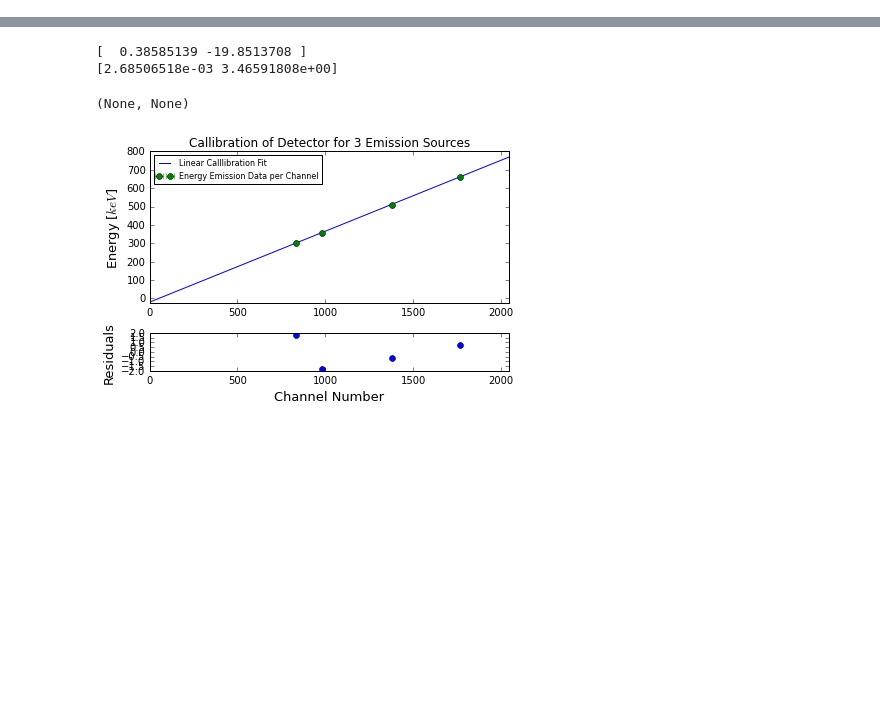
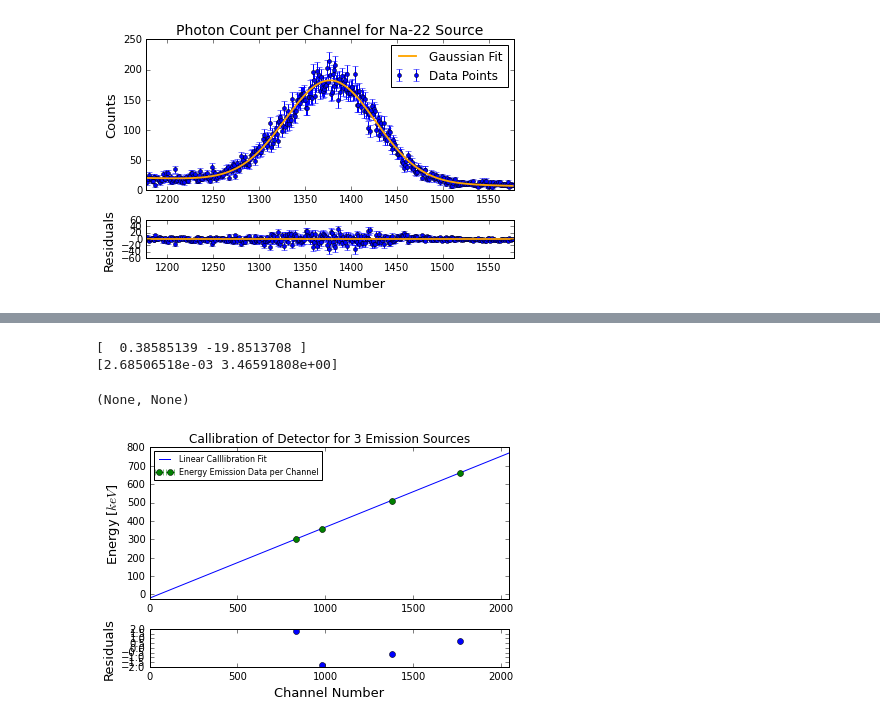
Before and after one commit to jmanlarkin/Compton, a Jupyter notebook: Scattering Fits.ipynb, the cells around one changed output, grey strips where cells are left out. Drawn from its saved outputs; the diff is of its cells as text; code cells hidden in the pictures; blank space fills up the shorter version.

```diff
--- a/Scattering Fits.ipynb
+++ b/Scattering Fits.ipynb
@@ -109,0 +11,94 @@ Plots(Na, 'Na-22')
+# %%
+#Adds together 1 hour of calibration data for a given source
+def Sum(source):
+    yData = [0]*2048
+    i=1
+    j=0
+    while i <= 12:
+        while j < 10:
+            yData += mphys.data.load_chn('Calibration/' + source + '/' + str(i) + '/' + source + '/' + source +
+                                         ' 00' + str(j) + '.Chn')[1]
+            j += 1
+        i += 1
+    return yData
+
+#Gaussian, where m=peak, o=standard deviation, A=amplitude, B=Linear Coeff., C=Linear Offset
+def Gaussian(x, m, o, A, B, C):
+    return A*np.exp(-0.5*(((x-m)/o)**2)) + B*x + C
+
+#Function for linear curve-fit of peaks for each channel (i.e. for final callibration curve)
+def Linear(x, a, b):
+    return a*x+b
+
+def ChiFit(fitparam, input_databox, interval, guess, error):
+    index = np.arange(guess-interval, guess+interval)
+    fit = Gaussian(index, *fitparam)
+    out = ((input_databox[guess-interval: guess+interval]-fit)**2/(error[guess-interval: guess+interval])**2)
+#    print(out)
+    return np.sum(out[out < 10**3])/(interval*2 - 6 - (len(out)-len(out < 10**10)))
+
+def modChiFit(fitparam, input_databox, interval, guess):
+    index = np.arange(guess-interval, guess+interval)
+    fit = Gaussian(index, *fitparam)
+    out = ((input_databox[guess-interval: guess+interval]-fit)**2/(input_databox[guess-interval: guess+interval]))
+    dof = interval*2 - 6 - (len(out)-len(out < 10**10))
+    return [np.sum(out[out < 10**3])/(dof), chi2.ppf(0.95, df=dof)/dof]
+
+def ChiLinear(fitparam, x, y):
+    fit = Linear(x, *fitparam)
+    return np.sum((y-fit)**2/y**2)
+
+def invEnergy(E, A, B):
+    return (1/A)*(E-B)
+
+def ChiEnergy(fitparam, E, x, x_err):
+    fit = invEnergy(E, *fitparam)
+    return np.sum(((x-fit)**2)/x_err**2)
+
+def Fit(input_databox, interval, guess):
+    xData = np.arange(0, 2048)
+    param, cov = curve_fit(Gaussian, xData[guess-interval:guess+interval],
+                           input_databox[guess-interval:guess+interval], p0=[guess, 10, 10, 10, 10])
+    error = np.sqrt(np.diag(cov))
+    print(modChiFit(param, input_databox, interval, int(param[0])))
+    return [param, error, input_databox, interval]
+
+Cs = Fit(Sum('Cs-137'), 200, 1762)
+Ba_1 = Fit(Sum('Ba-133'), 85, 980)
+Ba_2 = Fit(Sum('Ba-133'), 65, 830)
+Co = Fit(Sum('Co-57'), 45, 375)
+Na = Fit(Sum('Na-22'), 200, 1360)
+
+yvalues = [662.1, 302.85, 356.0129,  511.0]
+xvalues = [Cs[0][0], Ba_2[0][0], Ba_1[0][0],  Na[0][0]]
+errvalues = [Cs[1][0], Ba_2[1][0], Ba_1[1][0],  Na[1][0]]
+
+linearFit_par, linearFit_cov = curve_fit(Linear, xvalues, yvalues)
+
+linearResid = np.asarray(yvalues) - Linear(np.asarray(xvalues), *linearFit_par)
+
+def Plots(data, Name):
+    xdata = np.arange(int(data[0][0])-data[3], int(data[0][0])+data[3])
+    ydata = data[2][int(data[0][0])-data[3]:int(data[0][0])+data[3]]
+    err = np.sqrt(ydata)
+    residuals = Gaussian(xdata, *data[0])-ydata
+
+    fig, ax = plt.subplots(2, 1, sharey='row', tight_layout = True, gridspec_kw={'height_ratios':[4,1]})
+    ax[0].errorbar(xdata, ydata, yerr=err, zorder=-5, fmt='o', markersize='4', label='Data Points')
+    ax[0].plot(xdata, Gaussian(xdata, *data[0]), color='orange', linewidth=1.85, label='Gaussian Fit')
+    ax[1].errorbar(xdata, residuals, yerr=err, zorder=-5, fmt='o', markersize='4')
+    ax[1].plot(xdata, np.zeros(data[3]*2), color='orange', linewidth=1.75)
+    ax[0].set_xlim(int(data[0][0])-data[3], int(data[0][0])+data[3])
+    ax[1].set_xlim(int(data[0][0])-data[3], int(data[0][0])+data[3])
+
+    ax[1].set_xlabel('Channel Number', fontsize=13)
+    ax[1].set_ylabel('Residuals', fontsize=13)
+    ax[0].set_ylabel('Counts', fontsize=13)
+    ax[0].set_title('Photon Count per Channel for ' + str(Name), fontsize=14)
+    ax[0].legend()
+
+    fig.savefig('Plots/' + str(Name) + '.svg')
+
+print(linearFit_par)
+Plots(Na, 'Na-22 Source')
+# %% [output]
@@ -109,0 +111 @@ Plots(Na, 'Na-22')
+[figure, added]
```
Also changed, not shown: parts of 15 cells of this notebook, 5 other files.
